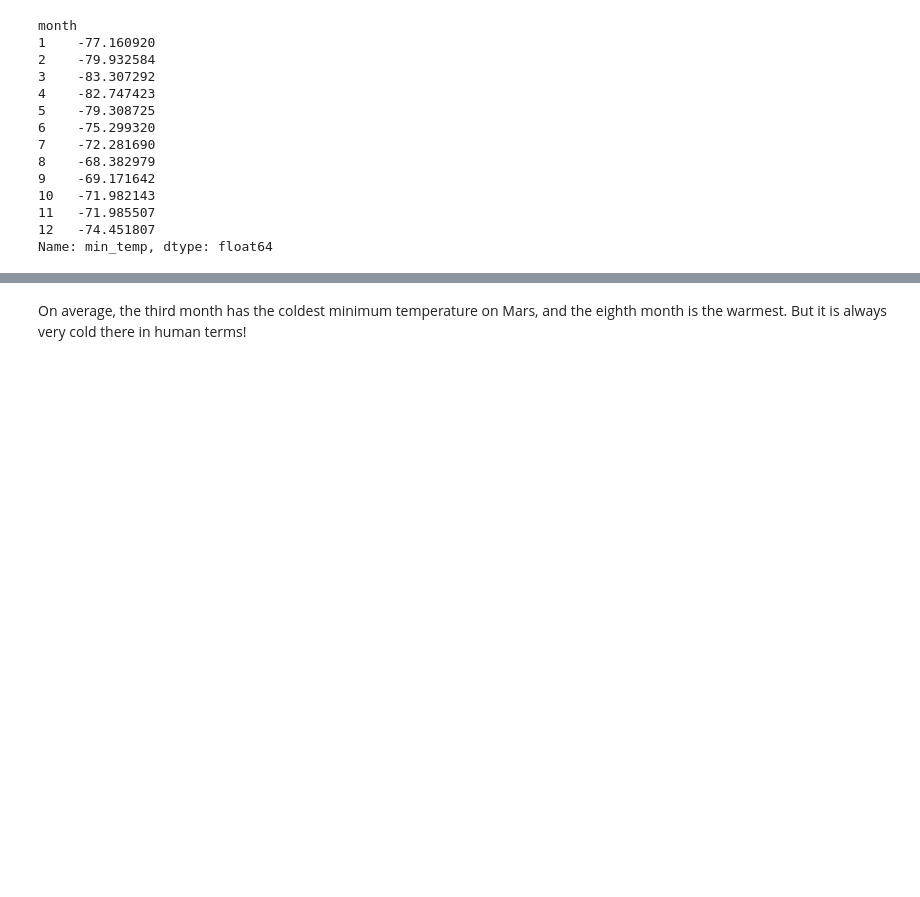
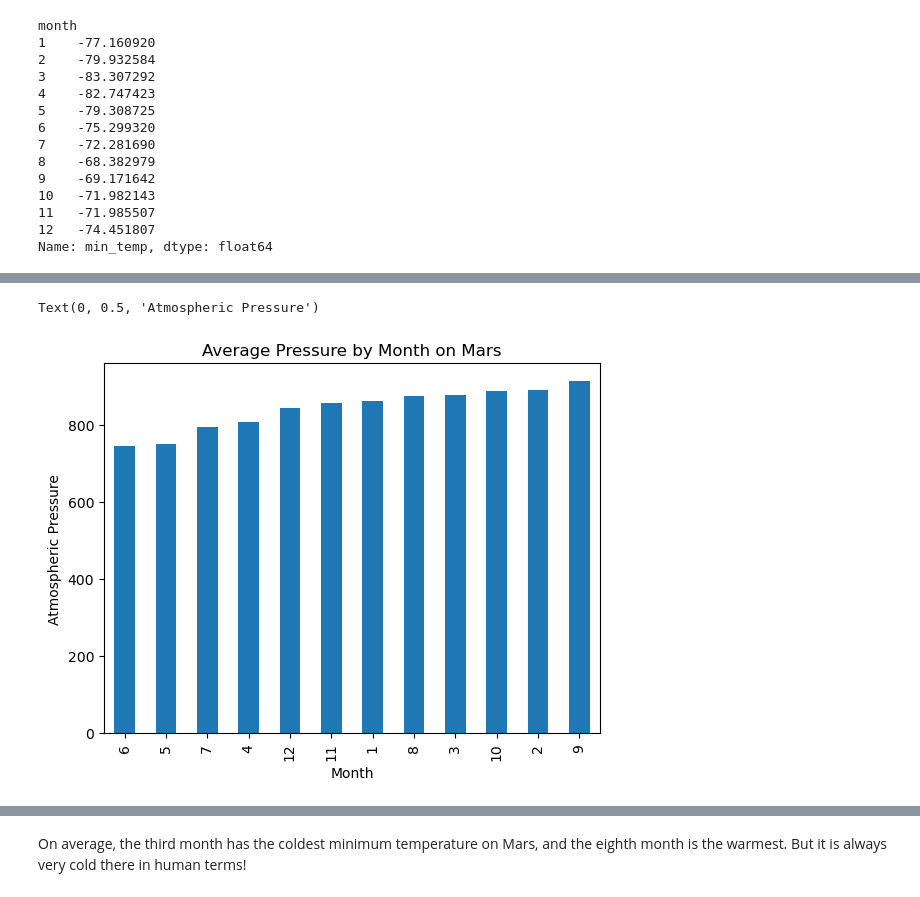
Before and after one commit to ollayyy/mars-webscraping-challenge, a Jupyter notebook: part_2_mars_weather.ipynb, the cells around one changed output, grey strips where cells are left out. Saved outputs shown, nothing was run; the diff lists cells and outputs as text; code cells hidden in the pictures; blank space fills up the shorter version.

```diff
--- a/part_2_mars_weather.ipynb
+++ b/part_2_mars_weather.ipynb
@@ -169,5 +191,7 @@ Name: min_temp, dtype: float64
 [figure]
 # %%
 # 4. Average pressure by Martian month
+avg_pressure = df.groupby('month')['pressure'].mean().sort_values()
+print(avg_pressure)
 # %% [output]
 month
@@ -191,2 +211,10 @@ Name: pressure, dtype: float64
+# %%
+# Plot the average pressure by month
+avg_pressure.plot(kind='bar', title= 'Average Pressure by Month on Mars')
+plt.xlabel('Month')
+plt.ylabel('Atmospheric Pressure')
+# %% [output]
+Text(0, 0.5, 'Atmospheric Pressure')
+[figure, added]
 # %%
 # 5. How many terrestrial (earth) days are there in a Martian year?
```
Also changed, not shown: parts of 12 cells of this notebook, 1 other file.
